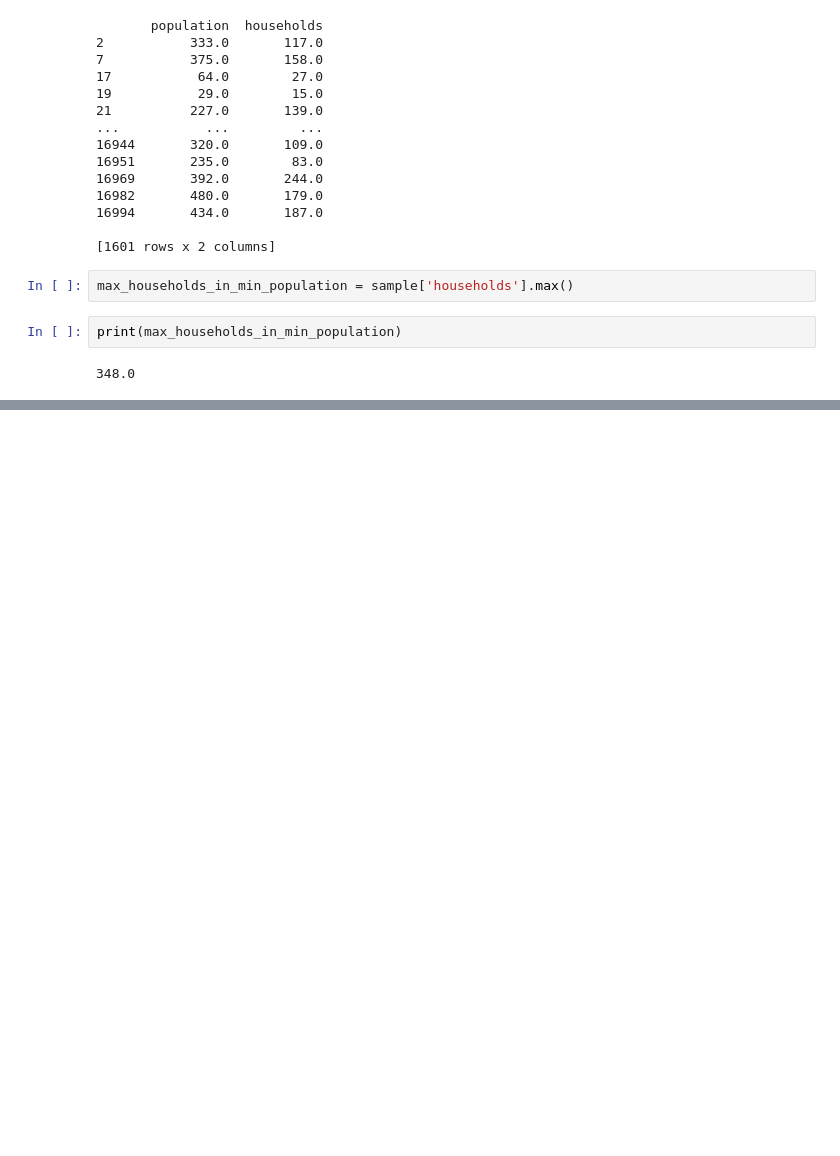
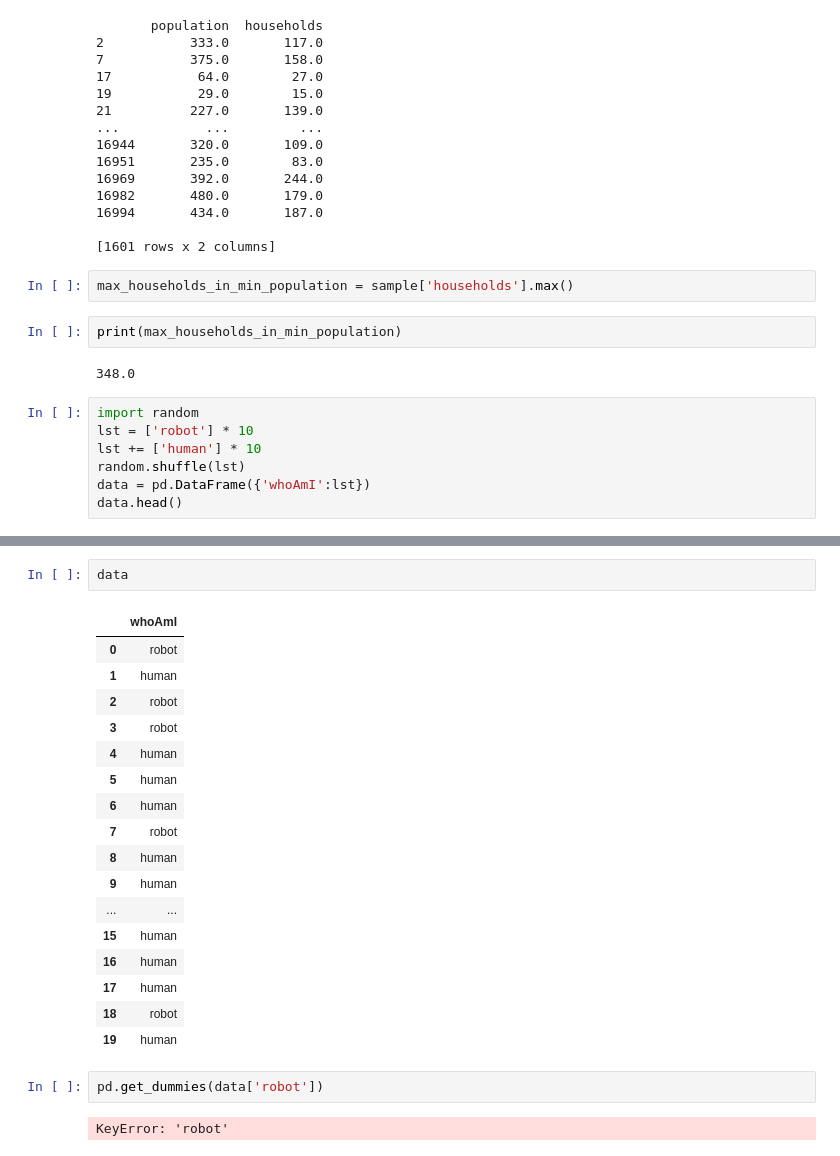
Before and after one commit to MaXiMAndrosik/Google-Colab, a Jupyter notebook: Home_seminar_09.ipynb, the cells around one changed output, grey strips where cells are left out. Saved outputs shown, nothing was run; the diff lists cells and outputs as text; blank space fills up the shorter version.

```diff
--- a/Home_seminar_09.ipynb
+++ b/Home_seminar_09.ipynb
@@ -85,3 +85,10 @@ max_households_in_min_population = sample['households'].max()
 print(max_households_in_min_population)
 # %% [output]
 348.0
+# %%
+import random
+lst = ['robot'] * 10
+lst += ['human'] * 10
+random.shuffle(lst)
+data = pd.DataFrame({'whoAmI':lst})
+data.head()
@@ -87,0 +102,24 @@ print(max_households_in_min_population)
+# %%
+data
+# %% [output]
+|  | whoAmI |
+| 0 | robot |
+| 1 | human |
+| 2 | robot |
+| 3 | robot |
+| 4 | human |
+| 5 | human |
+| 6 | human |
+| 7 | robot |
+| 8 | human |
+| 9 | human |
+| ... | ... |
+| 15 | human |
+| 16 | human |
+| 17 | human |
+| 18 | robot |
+| 19 | human |
+# %%
+pd.get_dummies(data['robot'])
+# %% [output]
+KeyError: 'robot'
```
Also changed, not shown: parts of 1 cell of this notebook.
